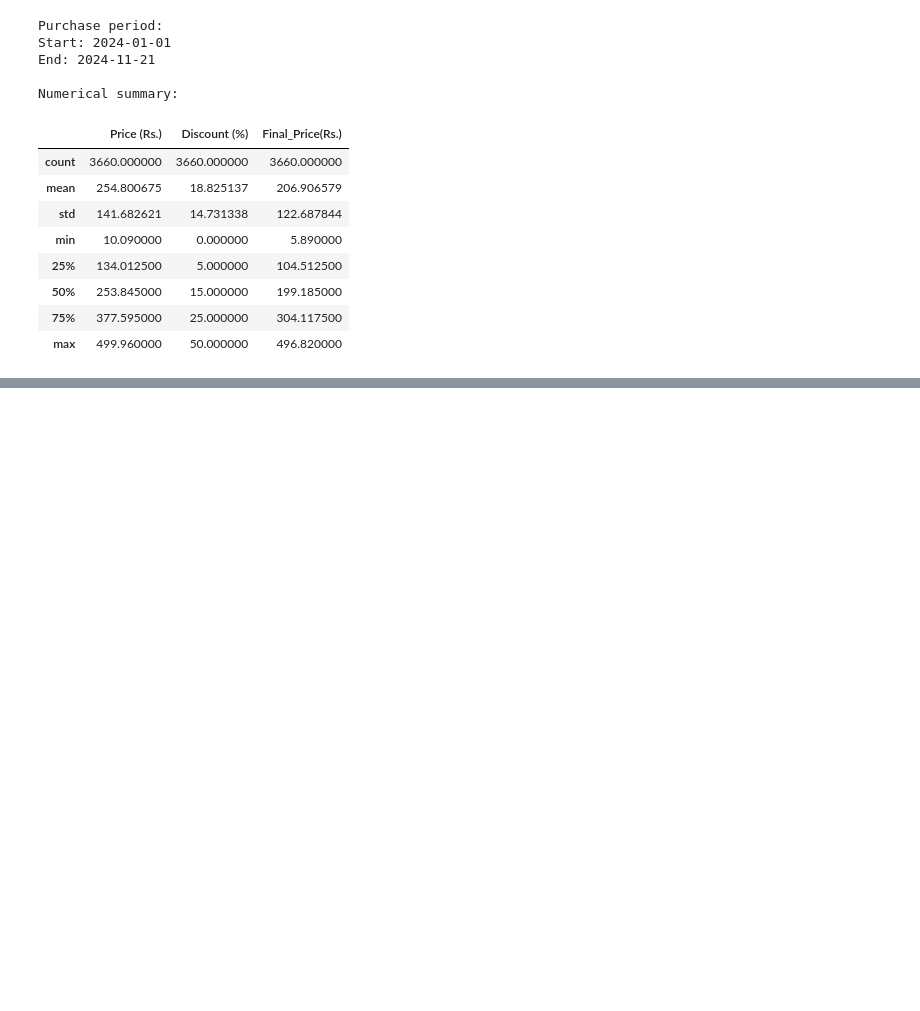
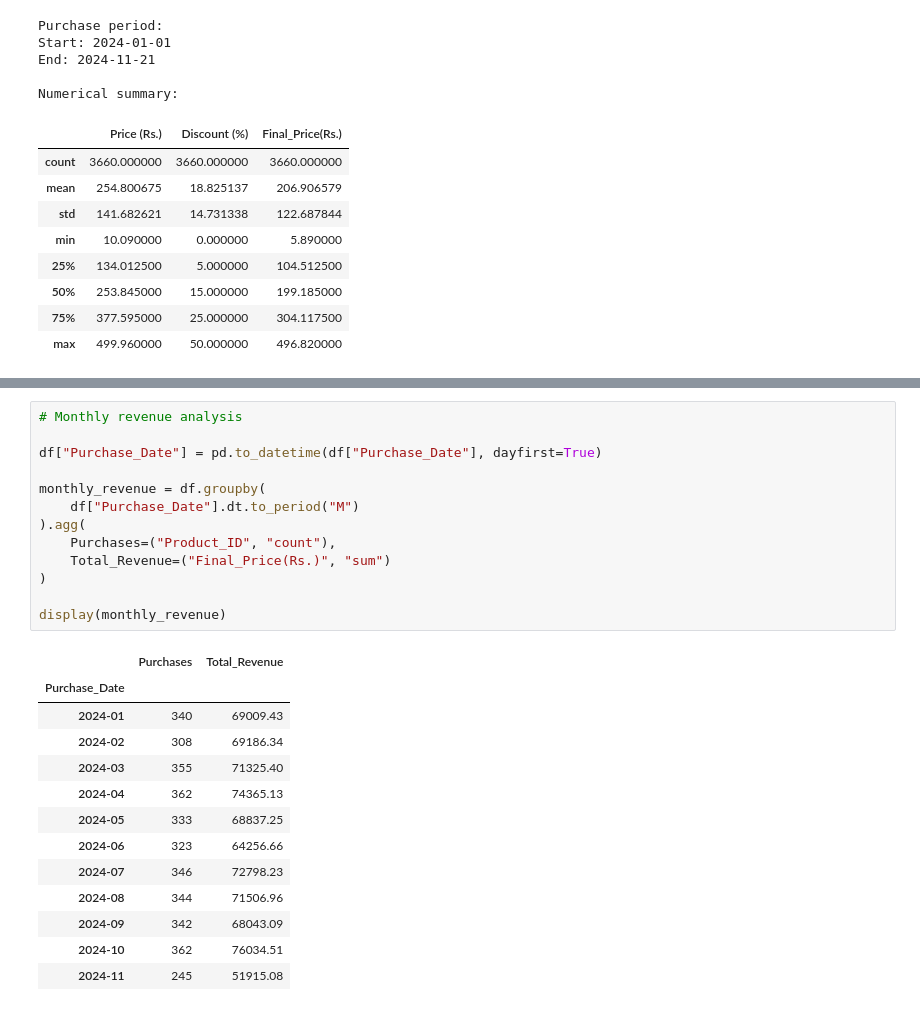
Before and after one commit to lomboto05-commits/eCommerce-customer-analytics, a Jupyter notebook: ecomemerce_customer_analytics.ipynb, the cells around one changed output, grey strips where cells are left out. Saved outputs shown, nothing was run; the diff lists cells and outputs as text; blank space fills up the shorter version.

```diff
--- a/ecomemerce_customer_analytics.ipynb
+++ b/ecomemerce_customer_analytics.ipynb
@@ -164,0 +232,27 @@ Numerical summary:
+# %%
+# Monthly revenue analysis
+
+df["Purchase_Date"] = pd.to_datetime(df["Purchase_Date"], dayfirst=True)
+
+monthly_revenue = df.groupby(
+    df["Purchase_Date"].dt.to_period("M")
+).agg(
+    Purchases=("Product_ID", "count"),
+    Total_Revenue=("Final_Price(Rs.)", "sum")
+)
+
+display(monthly_revenue)
+# %% [output]
+|  | Purchases | Total_Revenue |
+| Purchase_Date |  |  |
+| 2024-01 | 340 | 69009.43 |
+| 2024-02 | 308 | 69186.34 |
+| 2024-03 | 355 | 71325.40 |
+| 2024-04 | 362 | 74365.13 |
+| 2024-05 | 333 | 68837.25 |
+| 2024-06 | 323 | 64256.66 |
+| 2024-07 | 346 | 72798.23 |
+| 2024-08 | 344 | 71506.96 |
+| 2024-09 | 342 | 68043.09 |
+| 2024-10 | 362 | 76034.51 |
+| 2024-11 | 245 | 51915.08 |
```
Also changed, not shown: parts of 4 cells of this notebook.
